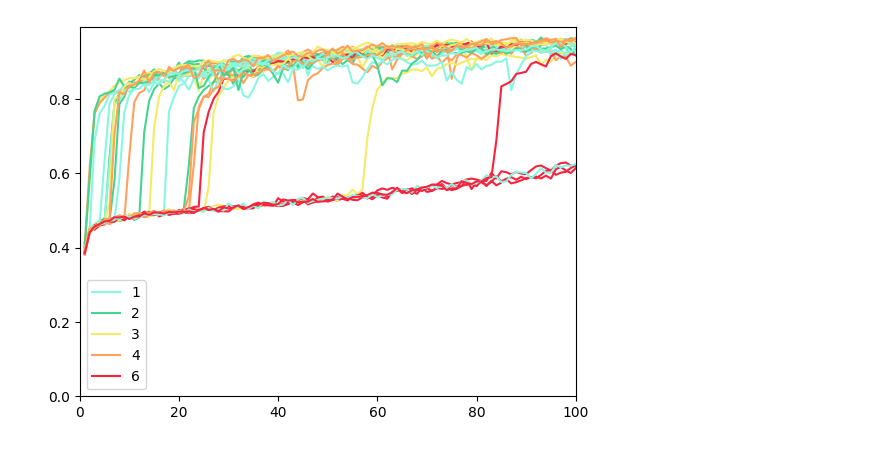
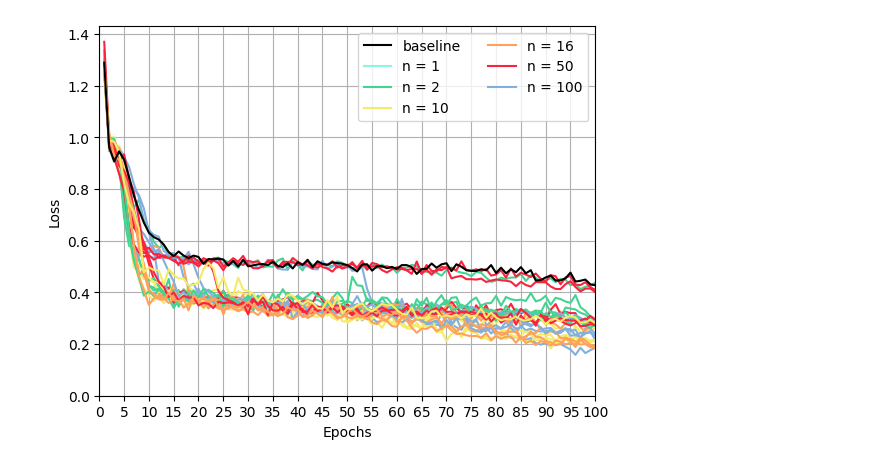
Before and after one commit to mappelgren/to-your-left, a Jupyter notebook: source/mlt/language_games/learning_curve.ipynb, the cells around one changed output. Cells and saved outputs as stored; diff of their text form; code cells hidden in the pictures.

Commit message:
learning curves, architectures

```diff
--- a/source/mlt/language_games/learning_curve.ipynb
+++ b/source/mlt/language_games/learning_curve.ipynb
@@ -15,6 +16,7 @@ dataset = 'dale-2'
 # %%
 @dataclass
 class Run:
+    baseline: bool
     vocab_size: int
     max_len: int
     train_epochs: list[dict]
@@ -43,35 +45,45 @@ for run in glob(f"{model_dir}*{dataset}*"):
         variables = dict(zip(variable_names, variable_values))
 
         epochs = [json.loads(line) for line in lines[index:] if line.startswith('{')]
-        runs.append(Run(vocab_size=variables['vocab_size'],
+        runs.append(Run(baseline='baseline' in folder_name,
+                        vocab_size=variables['vocab_size'],
                         max_len=variables['max_len'],
                         train_epochs=[epoch for epoch in epochs if epoch['mode'] == 'train'],
                         test_epochs=[epoch for epoch in epochs if epoch['mode'] == 'test'])
                     )
 # %%
-metric = 'bb_probability_mass'
+metric = 'loss'
 
 colors = ['#88F7E2', '#44D492', '#F5EB67', '#FFA15C', '#FA233E', '#81b0de']
 vocab_colors = {vocab_size: index for index, vocab_size in enumerate(sorted(list({run.vocab_size for run in runs})))}
-max_len_colors = {max_len: index for index, max_len in enumerate(list({run.max_len for run in runs}))}
-
-
+max_len_colors = {max_len: index for index, max_len in enumerate(sorted(list({run.max_len for run in runs})))}
 
 for run in runs:
     n_train_epochs = [float(epoch['epoch']) for epoch in run.train_epochs]
     train_losses = [float(epoch[metric]) for epoch in run.train_epochs]
 
-    n_test_epochs = [float(epoch['epoch']) for epoch in run.test_epochs]
-    test_losses = [float(epoch[metric]) for epoch in run.test_epochs]
+    if run.baseline:
+        zorder = 100
+        color='black'
+    else:
+        zorder = None
+        color = colors[vocab_colors[run.vocab_size]]
 
-    plt.plot(n_train_epochs, train_losses, color=colors[max_len_colors[run.max_len]])
-    # plt.plot(n_test_epochs, test_losses)
+    plt.plot(n_train_epochs, train_losses, color=color, zorder=zorder)
 
 plt.xlim(0,100)
+plt.xticks(range(0,101,5))
+plt.xlabel('Epochs')
+
 plt.ylim(0)
+plt.yticks([i / 100 for i in range(0,151,20)])
+# plt.gca().yaxis.set_major_formatter(mtick.PercentFormatter())
+plt.ylabel('Loss')
 
-handles= [mlines.Line2D([], [], color=colors[index], label=variable) for variable, index in max_len_colors.items()]
-plt.legend(handles=handles)
+handles= [mlines.Line2D([], [], color=colors[index], label=f"n = {variable}") for variable, index in vocab_colors.items()]
+handles.insert(0,mlines.Line2D([], [], color='black', label=f"baseline"))
+plt.legend(handles=handles, ncol=2)
+plt.grid()
 plt.show()
 # %% [output]
-[figure, old version]
+[figure, new version]
```
Also changed, not shown: parts of 2 cells of this notebook, 37 other files.
